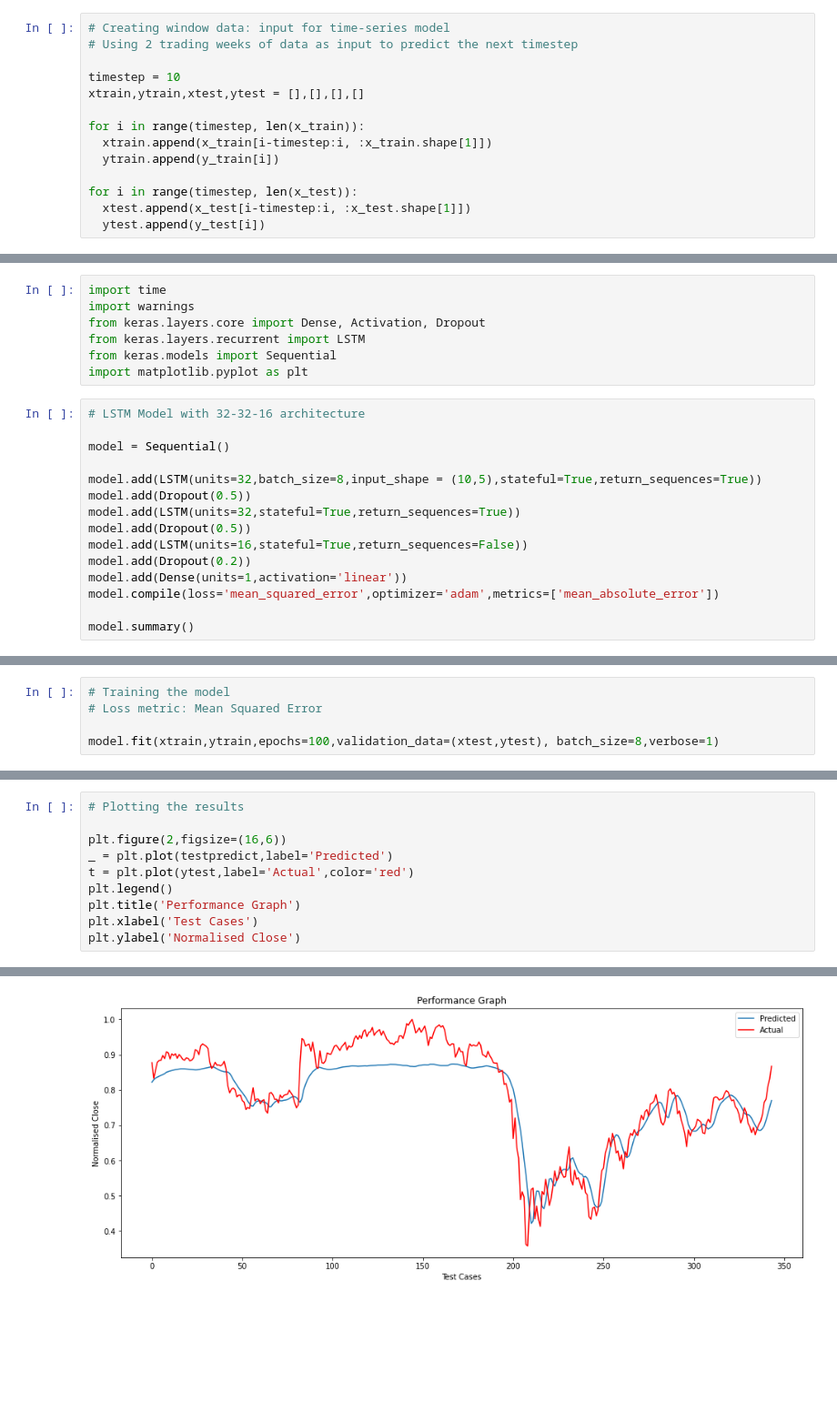
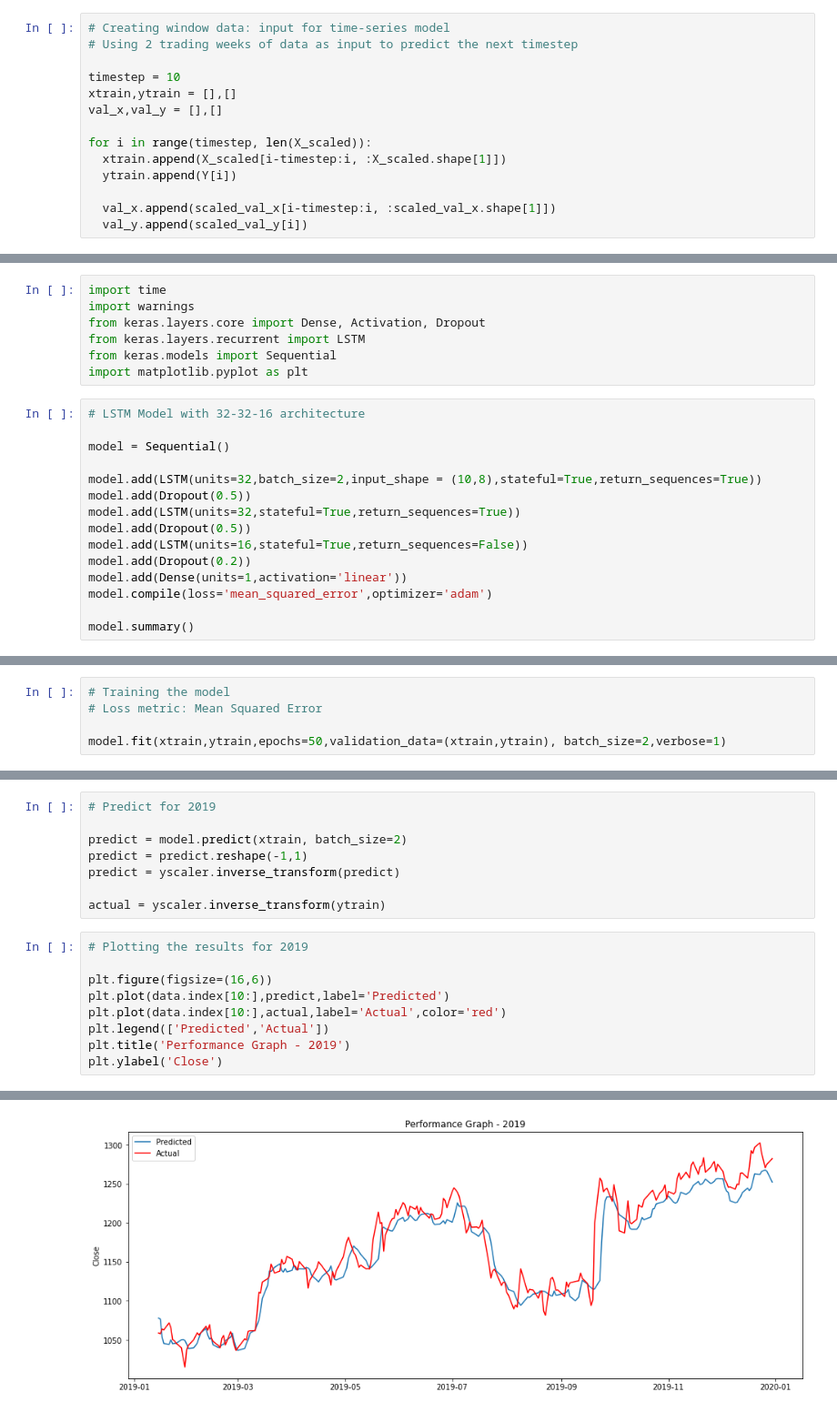
Before and after one commit to souhityac/LSTM-NSE-Stocks, a Jupyter notebook: LSTM_NSE_Model.ipynb, the cells around one changed output, grey strips where cells are left out. Shown at 91% size. Cells and saved outputs as stored; diff of their text form; blank space fills up the shorter version.

```diff
--- a/LSTM_NSE_Model.ipynb
+++ b/LSTM_NSE_Model.ipynb
@@ -92,15 +128,15 @@ y_test = Y[split: len(Y)]
 # Using 2 trading weeks of data as input to predict the next timestep
 
 timestep = 10
-xtrain,ytrain,xtest,ytest = [],[],[],[]
+xtrain,ytrain = [],[]
+val_x,val_y = [],[]
 
-for i in range(timestep, len(x_train)):
-  xtrain.append(x_train[i-timestep:i, :x_train.shape[1]])
-  ytrain.append(y_train[i])
+for i in range(timestep, len(X_scaled)):
+  xtrain.append(X_scaled[i-timestep:i, :X_scaled.shape[1]])
+  ytrain.append(Y[i])
 
-for i in range(timestep, len(x_test)):
-  xtest.append(x_test[i-timestep:i, :x_test.shape[1]])
-  ytest.append(y_test[i])
+  val_x.append(scaled_val_x[i-timestep:i, :scaled_val_x.shape[1]])
+  val_y.append(scaled_val_y[i])
 # %%
 # Converting window data into arrays to pass as input to the model
 
@@ -129,13 +164,13 @@ import matplotlib.pyplot as plt
 
 model = Sequential()
 
-model.add(LSTM(units=32,batch_size=8,input_shape = (10,5),stateful=True,return_sequences=True))
+model.add(LSTM(units=32,batch_size=2,input_shape = (10,8),stateful=True,return_sequences=True))
 model.add(Dropout(0.5))
 model.add(LSTM(units=32,stateful=True,return_sequences=True))
 model.add(Dropout(0.5))
 model.add(LSTM(units=16,stateful=True,return_sequences=False))
 model.add(Dropout(0.2))
 model.add(Dense(units=1,activation='linear'))
-model.compile(loss='mean_squared_error',optimizer='adam',metrics=['mean_absolute_error'])
+model.compile(loss='mean_squared_error',optimizer='adam')
 
 model.summary()
@@ -143,4 +196,4 @@ model.summary()
 # Training the model
 # Loss metric: Mean Squared Error
 
-model.fit(xtrain,ytrain,epochs=100,validation_data=(xtest,ytest), batch_size=8,verbose=1)
+model.fit(xtrain,ytrain,epochs=50,validation_data=(xtrain,ytrain), batch_size=2,verbose=1)
@@ -151,11 +219,18 @@ testpredict = model.predict(xtest, batch_size=8)
+# %%
+# Predict for 2019
+
+predict = model.predict(xtrain, batch_size=2)
+predict = predict.reshape(-1,1)
+predict = yscaler.inverse_transform(predict)
+
+actual = yscaler.inverse_transform(ytrain)
 # %%
-# Plotting the results
+# Plotting the results for 2019
 
-plt.figure(2,figsize=(16,6))
-_ = plt.plot(testpredict,label='Predicted')
-t = plt.plot(ytest,label='Actual',color='red')
-plt.legend()
-plt.title('Performance Graph')
-plt.xlabel('Test Cases')
-plt.ylabel('Normalised Close')
+plt.figure(figsize=(16,6))
+plt.plot(data.index[10:],predict,label='Predicted')
+plt.plot(data.index[10:],actual,label='Actual',color='red')
+plt.legend(['Predicted','Actual'])
+plt.title('Performance Graph - 2019')
+plt.ylabel('Close')
 # %% [output]
@@ -163 +238 @@ Text(0, 0.5, 'Normalised Close')
-[figure, old version]
+[figure, new version]
```
Also changed, not shown: parts of 24 cells of this notebook.
